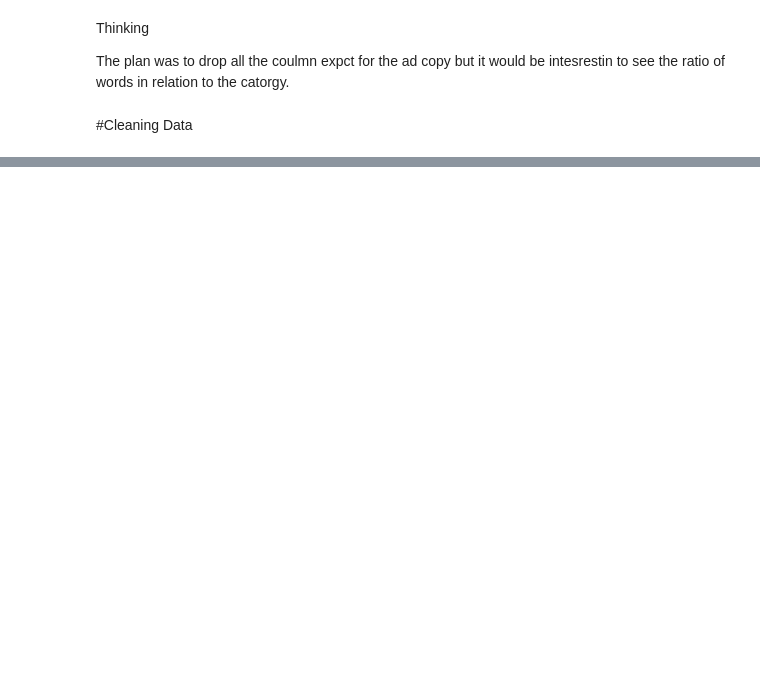
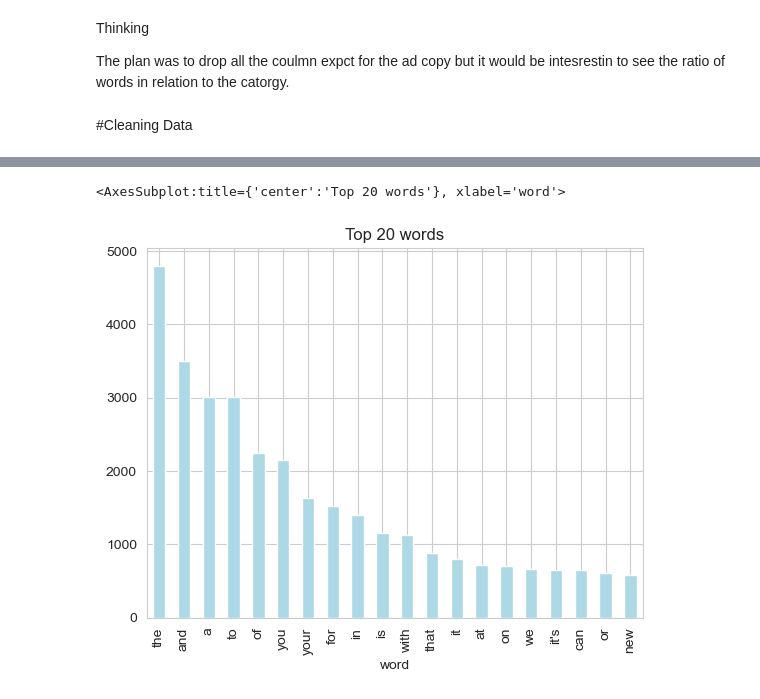
Before and after one commit to lifen-joy/20048573_MastersProject_2023, a Jupyter notebook: ads/explore.ipynb, the cells around one changed output, grey strips where cells are left out. Saved outputs shown, nothing was run; the diff lists cells and outputs as text; code cells hidden in the pictures; blank space fills up the shorter version.

```diff
--- a/ads/explore.ipynb
+++ b/ads/explore.ipynb
@@ -87,0 +184,20 @@ data.head(5)
+# %%
+all_words = []
+for line in list(data['Ad_copy']):
+    words = line.split()
+    for word in words:
+        all_words.append(word.lower())
+
+
+a=Counter(all_words).most_common(20)
+a
+
+
+df1 = pd.DataFrame(Counter(all_words).most_common(20), columns = ['word' , 'count'])
+df1.groupby('word').sum()['count'].sort_values(ascending=False).plot(
+    kind='bar', y='Count', color='lightblue', title='Top 20 words')
+
+#top words seem to be filler words
+# %% [output]
+<AxesSubplot:title={'center':'Top 20 words'}, xlabel='word'>
+[figure, added]
```
Also changed, not shown: parts of 12 cells of this notebook.
